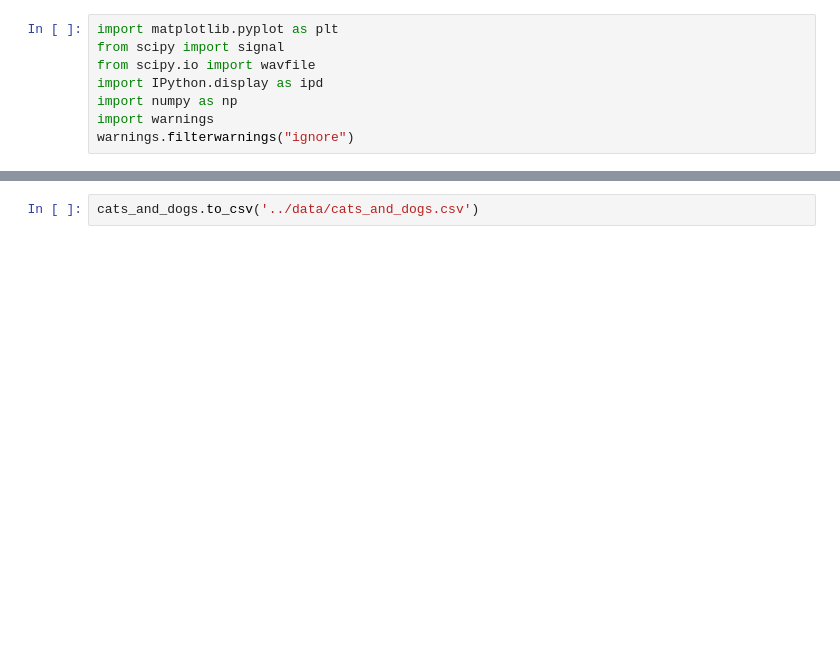
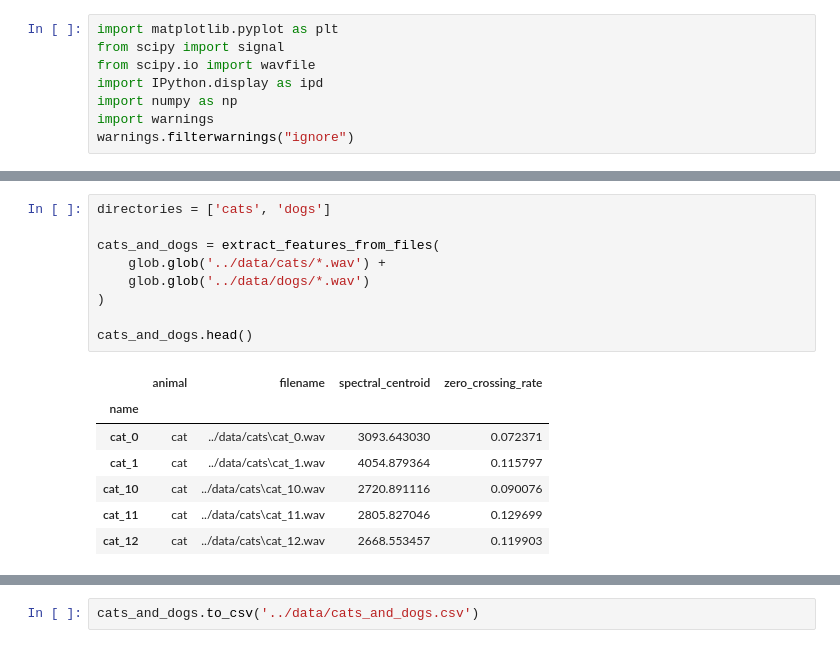
Before and after one commit to juusomer/machine-learning-for-absolute-beginners, a Jupyter notebook: notebooks/1_representing_data.ipynb, the cells around one changed output, grey strips where cells are left out. Cells and saved outputs as stored; diff of their text form; blank space fills up the shorter version.

```diff
--- a/notebooks/1_representing_data.ipynb
+++ b/notebooks/1_representing_data.ipynb
@@ -138 +152,18 @@ def extract_features(filename):
+# %%
+directories = ['cats', 'dogs']
+
+cats_and_dogs = extract_features_from_files(
+    glob.glob('../data/cats/*.wav') +
+    glob.glob('../data/dogs/*.wav')
+)
+
+cats_and_dogs.head()
+# %% [output]
+|  | animal | filename | spectral_centroid | zero_crossing_rate |
+| name |  |  |  |  |
+| cat_0 | cat | ../data/cats\cat_0.wav | 3093.643030 | 0.072371 |
+| cat_1 | cat | ../data/cats\cat_1.wav | 4054.879364 | 0.115797 |
+| cat_10 | cat | ../data/cats\cat_10.wav | 2720.891116 | 0.090076 |
+| cat_11 | cat | ../data/cats\cat_11.wav | 2805.827046 | 0.129699 |
+| cat_12 | cat | ../data/cats\cat_12.wav | 2668.553457 | 0.119903 |
 # %%
```
Also changed, not shown: parts of 6 cells of this notebook, 5 other files.
